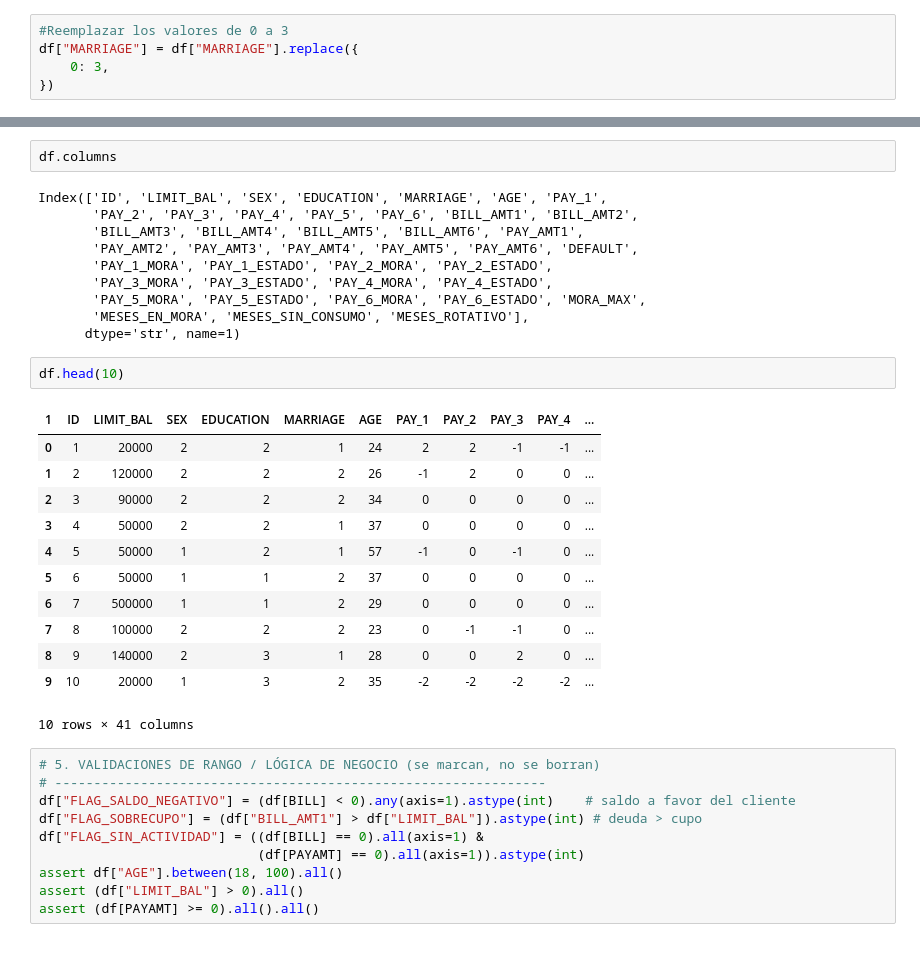
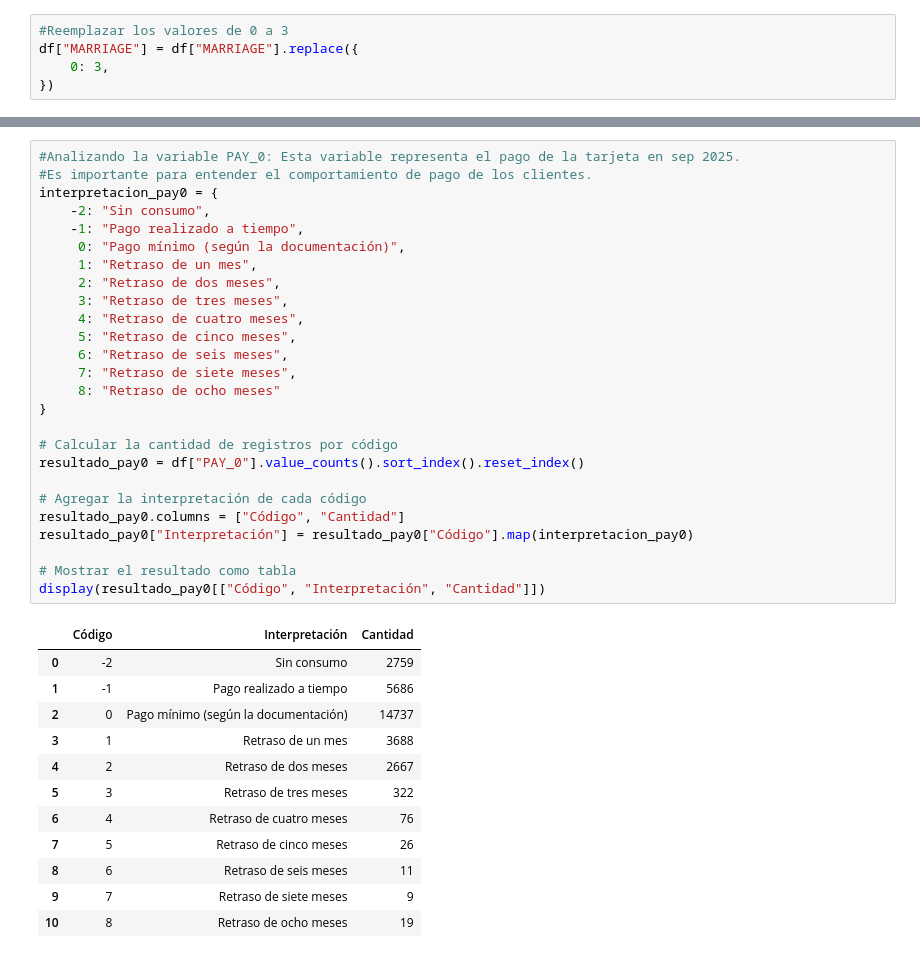
Before and after one commit to manuelarpoce-ui/Proyecto-grupo-4, a Jupyter notebook: notebooks/01_eda.ipynb, the cells around one changed output, grey strips where cells are left out. Drawn from its saved outputs; the diff is of its cells as text.

Commit message:
Actualiza analisis exploratorio y agrega base limpia

```diff
--- a/notebooks/01_eda.ipynb
+++ b/notebooks/01_eda.ipynb
@@ -286,37 +240,39 @@ df["MESES_ROTATIVO"] = (df[PAY] == 0).sum(axis=1)
-# %%
-df.columns
-# %% [output]
-Index(['ID', 'LIMIT_BAL', 'SEX', 'EDUCATION', 'MARRIAGE', 'AGE', 'PAY_1',
-       'PAY_2', 'PAY_3', 'PAY_4', 'PAY_5', 'PAY_6', 'BILL_AMT1', 'BILL_AMT2',
-       'BILL_AMT3', 'BILL_AMT4', 'BILL_AMT5', 'BILL_AMT6', 'PAY_AMT1',
-       'PAY_AMT2', 'PAY_AMT3', 'PAY_AMT4', 'PAY_AMT5', 'PAY_AMT6', 'DEFAULT',
-       'PAY_1_MORA', 'PAY_1_ESTADO', 'PAY_2_MORA', 'PAY_2_ESTADO',
-       'PAY_3_MORA', 'PAY_3_ESTADO', 'PAY_4_MORA', 'PAY_4_ESTADO',
-       'PAY_5_MORA', 'PAY_5_ESTADO', 'PAY_6_MORA', 'PAY_6_ESTADO', 'MORA_MAX',
-       'MESES_EN_MORA', 'MESES_SIN_CONSUMO', 'MESES_ROTATIVO'],
-      dtype='str', name=1)
-# %%
-df.head(10)
-# %% [output]
-| 1 | ID | LIMIT_BAL | SEX | EDUCATION | MARRIAGE | AGE | PAY_1 | PAY_2 | PAY_3 | PAY_4 | ... |
-| 0 | 1 | 20000 | 2 | 2 | 1 | 24 | 2 | 2 | -1 | -1 | ... |
-| 1 | 2 | 120000 | 2 | 2 | 2 | 26 | -1 | 2 | 0 | 0 | ... |
-| 2 | 3 | 90000 | 2 | 2 | 2 | 34 | 0 | 0 | 0 | 0 | ... |
-| 3 | 4 | 50000 | 2 | 2 | 1 | 37 | 0 | 0 | 0 | 0 | ... |
-| 4 | 5 | 50000 | 1 | 2 | 1 | 57 | -1 | 0 | -1 | 0 | ... |
-| 5 | 6 | 50000 | 1 | 1 | 2 | 37 | 0 | 0 | 0 | 0 | ... |
-| 6 | 7 | 500000 | 1 | 1 | 2 | 29 | 0 | 0 | 0 | 0 | ... |
-| 7 | 8 | 100000 | 2 | 2 | 2 | 23 | 0 | -1 | -1 | 0 | ... |
-| 8 | 9 | 140000 | 2 | 3 | 1 | 28 | 0 | 0 | 2 | 0 | ... |
-| 9 | 10 | 20000 | 1 | 3 | 2 | 35 | -2 | -2 | -2 | -2 | ... |
-10 rows × 41 columns
-# %%
-# 5. VALIDACIONES DE RANGO / LÓGICA DE NEGOCIO (se marcan, no se borran)
-# ---------------------------------------------------------------
-df["FLAG_SALDO_NEGATIVO"] = (df[BILL] < 0).any(axis=1).astype(int)    # saldo a favor del cliente
-df["FLAG_SOBRECUPO"] = (df["BILL_AMT1"] > df["LIMIT_BAL"]).astype(int) # deuda > cupo
-df["FLAG_SIN_ACTIVIDAD"] = ((df[BILL] == 0).all(axis=1) &
-                            (df[PAYAMT] == 0).all(axis=1)).astype(int)
-assert df["AGE"].between(18, 100).all()
-assert (df["LIMIT_BAL"] > 0).all()
-assert (df[PAYAMT] >= 0).all().all()
+# %%
+#Analizando la variable PAY_0: Esta variable representa el pago de la tarjeta en sep 2025.
+#Es importante para entender el comportamiento de pago de los clientes.
+interpretacion_pay0 = {
+    -2: "Sin consumo",
+    -1: "Pago realizado a tiempo",
+     0: "Pago mínimo (según la documentación)",
+     1: "Retraso de un mes",
+     2: "Retraso de dos meses",
+     3: "Retraso de tres meses",
+     4: "Retraso de cuatro meses",
+     5: "Retraso de cinco meses",
+     6: "Retraso de seis meses",
+     7: "Retraso de siete meses",
+     8: "Retraso de ocho meses"
+}
+
+# Calcular la cantidad de registros por código
+resultado_pay0 = df["PAY_0"].value_counts().sort_index().reset_index()
+
+# Agregar la interpretación de cada código
+resultado_pay0.columns = ["Código", "Cantidad"]
+resultado_pay0["Interpretación"] = resultado_pay0["Código"].map(interpretacion_pay0)
+
+# Mostrar el resultado como tabla
+display(resultado_pay0[["Código", "Interpretación", "Cantidad"]])
+# %% [output]
+|  | Código | Interpretación | Cantidad |
+| 0 | -2 | Sin consumo | 2759 |
+| 1 | -1 | Pago realizado a tiempo | 5686 |
+| 2 | 0 | Pago mínimo (según la documentación) | 14737 |
+| 3 | 1 | Retraso de un mes | 3688 |
+| 4 | 2 | Retraso de dos meses | 2667 |
+| 5 | 3 | Retraso de tres meses | 322 |
+| 6 | 4 | Retraso de cuatro meses | 76 |
+| 7 | 5 | Retraso de cinco meses | 26 |
+| 8 | 6 | Retraso de seis meses | 11 |
+| 9 | 7 | Retraso de siete meses | 9 |
+| 10 | 8 | Retraso de ocho meses | 19 |
```
Also changed, not shown: parts of 56 cells of this notebook, 2 other files.
